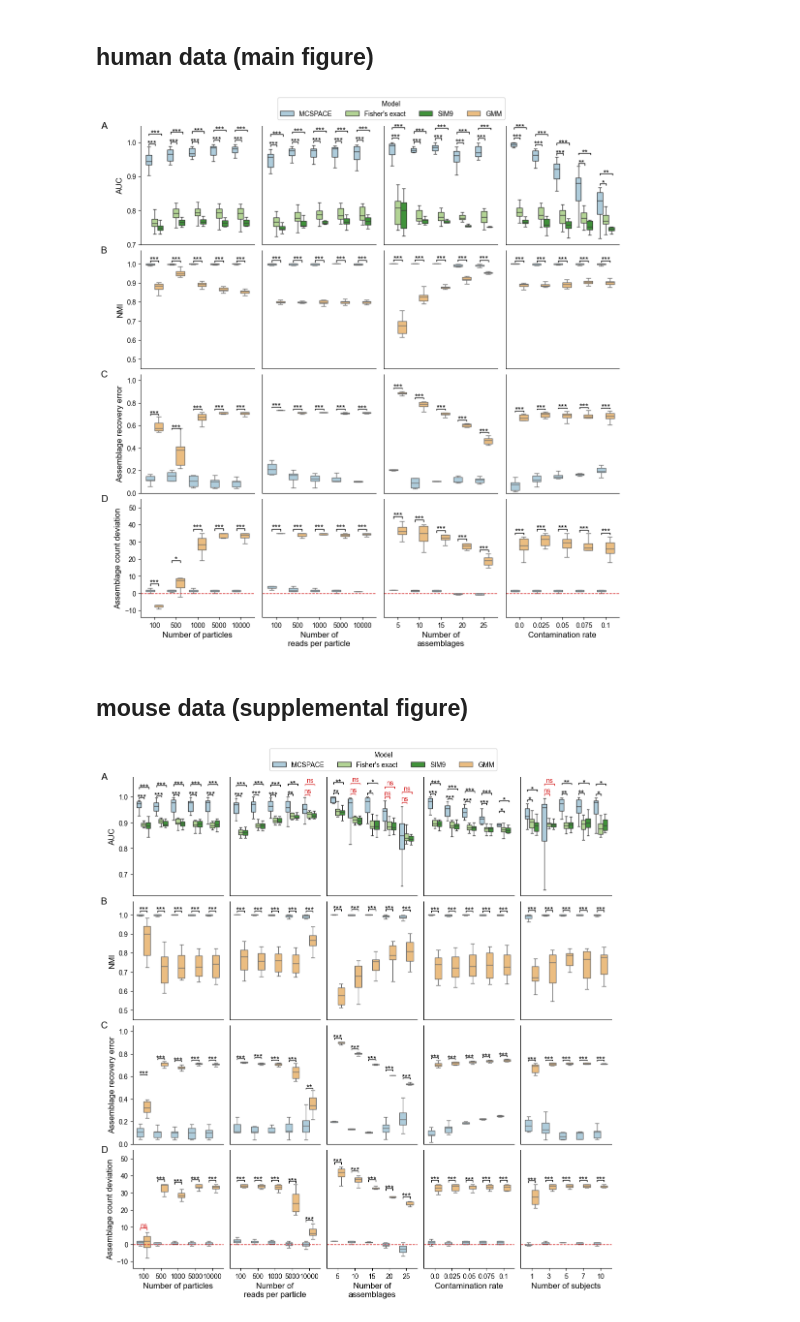
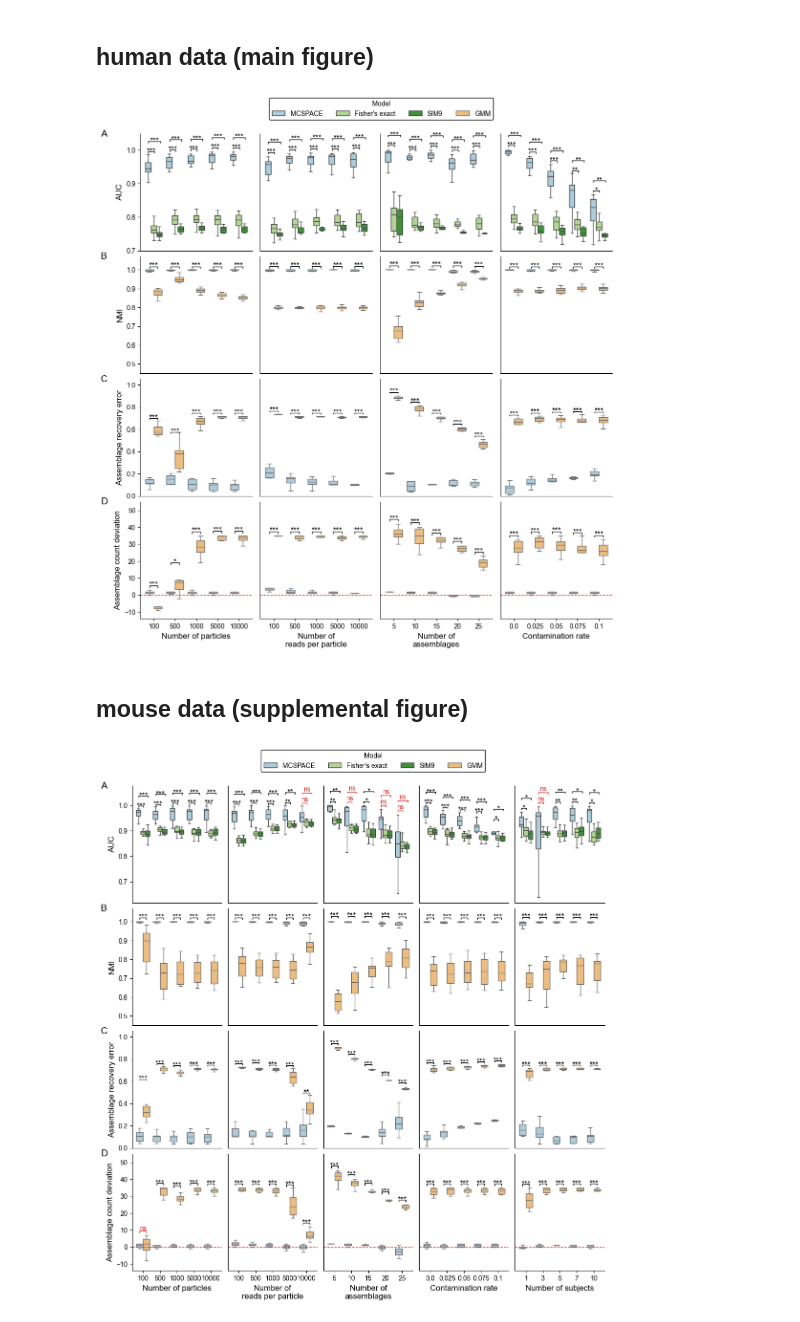
Before and after one commit to gerberlab/MCSPACE, a Jupyter notebook: mcspace/paper/figures/figures_3_S1_semisynthetic_benchmarking.ipynb, the cells around one changed output. Cells and saved outputs as stored; diff of their text form; code cells hidden in the pictures.

```diff
--- a/mcspace/paper/figures/figures_3_S1_semisynthetic_benchmarking.ipynb
+++ b/mcspace/paper/figures/figures_3_S1_semisynthetic_benchmarking.ipynb
@@ -309,11 +309,12 @@ labels = [labels[i] for i in mod_sub]
 
 labels = ['MCSPACE', "Fisher's exact", 'SIM9', 'GMM']
 # labels = ['MCSPACE', "Fisher's exact", 'Basic GMM']
-fig.legend(lines, labels, title='Model', loc='upper right', bbox_to_anchor=(0.72,0.92), ncol=4)
+fig.legend(lines, labels, title='Model', loc='upper right', bbox_to_anchor=(0.71,0.93), ncol=4,
+          framealpha=1.0, edgecolor='black')
 
 plt.savefig(outpath_human / f"figure_semisynthetic_{base_sample}.svg", bbox_inches="tight")
 # %% [output]
-[figure, old version]
+[figure, new version]
 # %% [markdown]
 ## mouse data (supplemental figure)
 # %%
@@ -406,32 +407,33 @@ axnk[1].set_xlabel("Number of\nreads per particle", fontsize=fontsize)
 axnk[2].set_xlabel("Number of\nassemblages", fontsize=fontsize)
 axnk[3].set_xlabel("Contamination rate", fontsize=fontsize)
 axnk[4].set_xlabel("Number of subjects", fontsize=fontsize)
 # axnk[0].set_ylabel("Number of inferred\nassemblages minus\ntrue number", fontsize=fontsize)
 axnk[0].set_ylabel("Assemblage count deviation", fontsize=fontsize)
 for idx,ax in enumerate(axnk):
     ax.axhline(y=0, color='tab:red', linestyle='--', linewidth=1)
     ax.set_xticklabels(ax.get_xticklabels(), fontsize=ticklabel_fontsize, rotation=rotation)
     ax.set_ylim(-14,55)
     ax=box_to_ell_axes(ax)
     if idx != 0:
         ax.tick_params('y', length=0, width=0, which='major')
 
 
 axnk[0].set_yticklabels(axnk[0].get_yticklabels(), fontsize=ticklabel_fontsize)
 axnk[0].text(label_x, label_y, 'D', horizontalalignment='left',verticalalignment='center', transform=axnk[0].transAxes, fontsize=label_fontsize)
 
 # legend ===================================================
 lines_labels = [axpw[0].get_legend_handles_labels(), axnmi[0].get_legend_handles_labels()]
 lines, labels = [sum(lol, []) for lol in zip(*lines_labels)]
 mod_sub = [0,1,2,4]
 # mod_sub = [0,1,3]
 lines = [lines[i] for i in mod_sub]
 labels = [labels[i] for i in mod_sub]
 
 labels = ['MCSPACE', "Fisher's exact", 'SIM9', 'GMM']
 # labels = ['MCSPACE', "Fisher's exact", 'Basic GMM']
-fig.legend(lines, labels, title='Model', loc='upper right', bbox_to_anchor=(0.72,0.92), ncol=4)
+fig.legend(lines, labels, title='Model', loc='upper right', bbox_to_anchor=(0.71,0.93), ncol=4,
+                    framealpha=1.0, edgecolor='black')
 
 plt.savefig(outpath_mouse / f"figure_semisynthetic_{base_sample}.svg", bbox_inches="tight")
 # %% [output]
-[figure, old version]
+[figure, new version]
```
Also changed, not shown: 12 other files.
